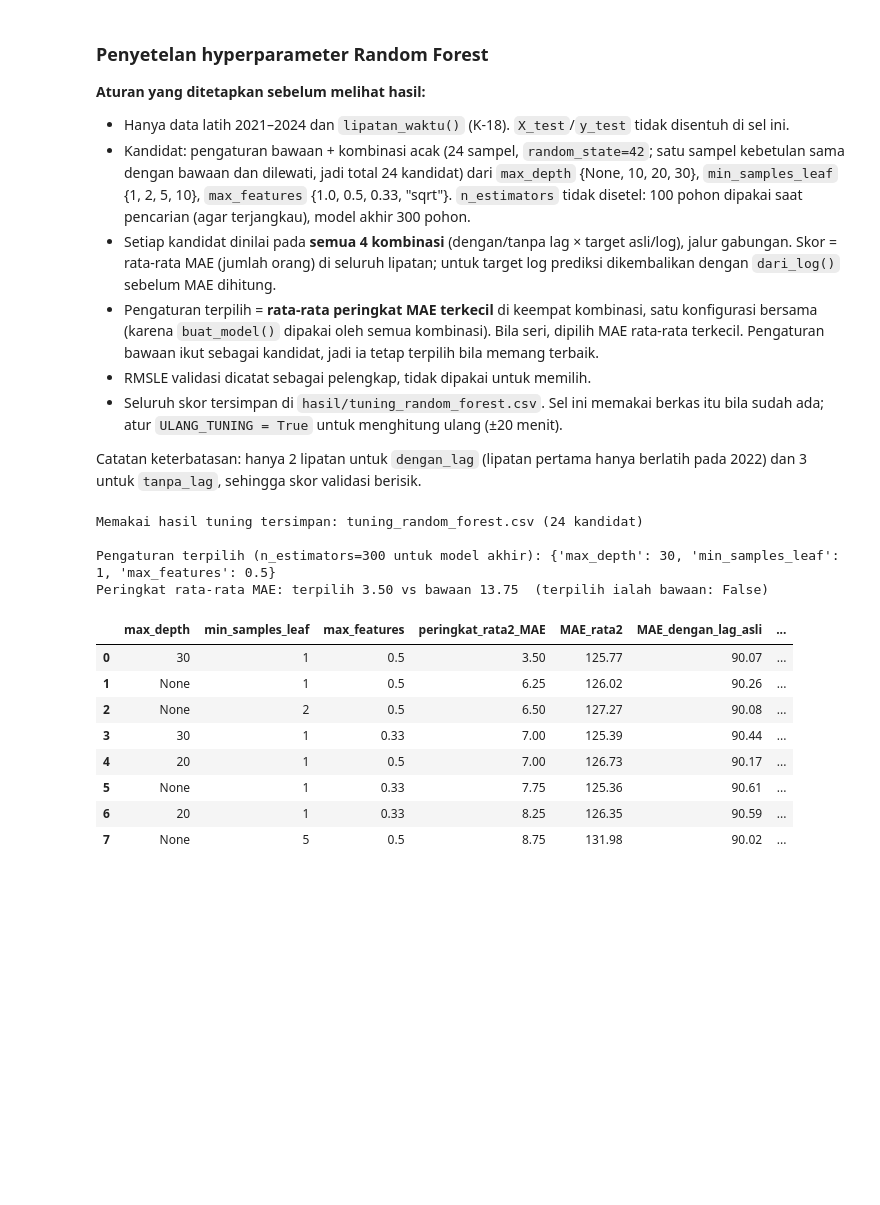
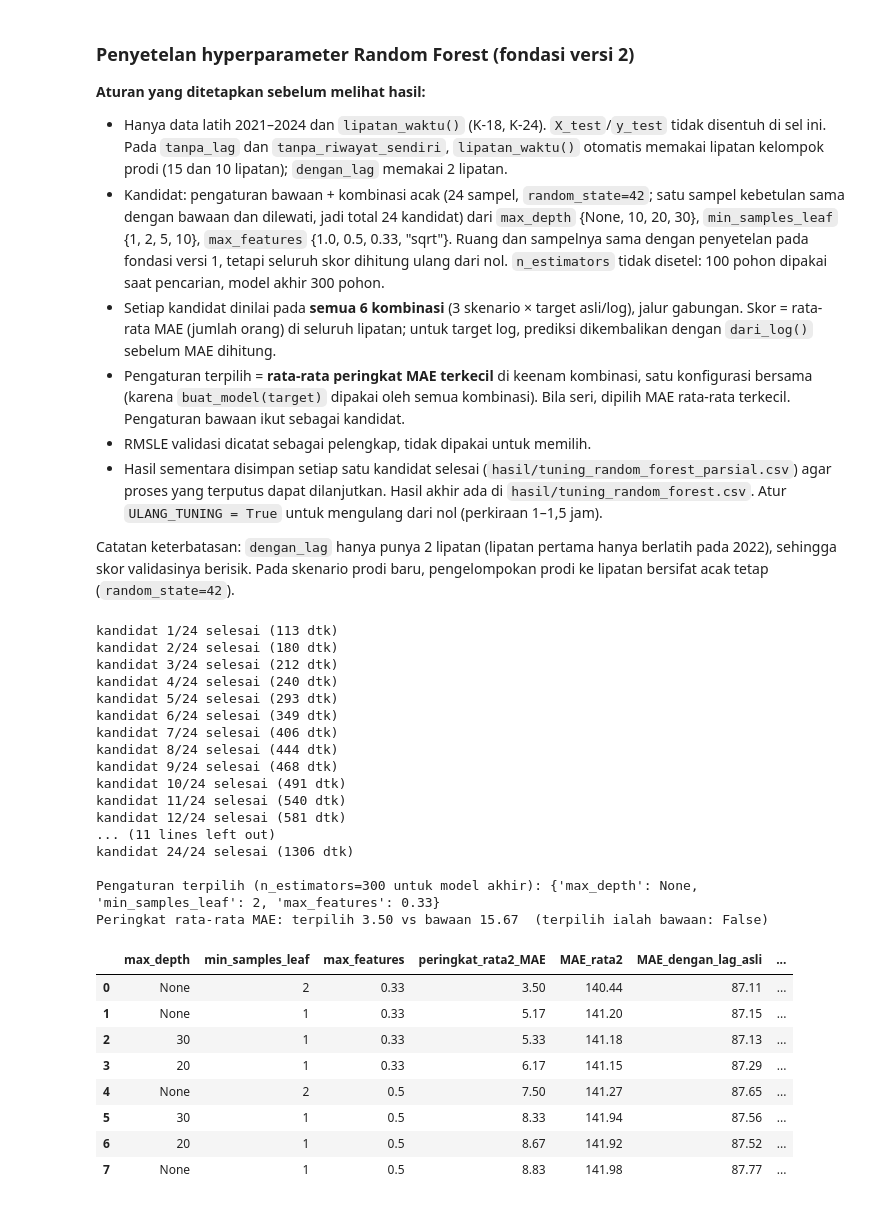
Before and after one commit to samythh/estimasi-peminat-snpmb, a Jupyter notebook: notebooks/02_random_forest.ipynb, the cells around one changed output. Drawn from its saved outputs; the diff is of its cells as text; code cells hidden in the pictures; blank space fills up the shorter version.

````diff
--- a/notebooks/02_random_forest.ipynb
+++ b/notebooks/02_random_forest.ipynb
@@ -93,27 +100,27 @@ cari.fit(X_train, y_train)
 print(cari.best_params_)   # lalu pakai angka ini di buat_model()
 ```
 # %% [markdown]
-### Penyetelan hyperparameter Random Forest
+### Penyetelan hyperparameter Random Forest (fondasi versi 2)
 
 **Aturan yang ditetapkan sebelum melihat hasil:**
 
-- Hanya data latih 2021–2024 dan `lipatan_waktu()` (K-18). `X_test`/`y_test` tidak disentuh di sel ini.
-- Kandidat: pengaturan bawaan + kombinasi acak (24 sampel, `random_state=42`; satu sampel kebetulan sama dengan bawaan dan dilewati, jadi total 24 kandidat) dari `max_depth` {None, 10, 20, 30}, `min_samples_leaf` {1, 2, 5, 10}, `max_features` {1.0, 0.5, 0.33, "sqrt"}. `n_estimators` tidak disetel: 100 pohon dipakai saat pencarian (agar terjangkau), model akhir 300 pohon.
-- Setiap kandidat dinilai pada **semua 4 kombinasi** (dengan/tanpa lag × target asli/log), jalur gabungan. Skor = rata-rata MAE (jumlah orang) di seluruh lipatan; untuk target log prediksi dikembalikan dengan `dari_log()` sebelum MAE dihitung.
-- Pengaturan terpilih = **rata-rata peringkat MAE terkecil** di keempat kombinasi, satu konfigurasi bersama (karena `buat_model()` dipakai oleh semua kombinasi). Bila seri, dipilih MAE rata-rata terkecil. Pengaturan bawaan ikut sebagai kandidat, jadi ia tetap terpilih bila memang terbaik.
+- Hanya data latih 2021–2024 dan `lipatan_waktu()` (K-18, K-24). `X_test`/`y_test` tidak disentuh di sel ini. Pada `tanpa_lag` dan `tanpa_riwayat_sendiri`, `lipatan_waktu()` otomatis memakai lipatan kelompok prodi (15 dan 10 lipatan); `dengan_lag` memakai 2 lipatan.
+- Kandidat: pengaturan bawaan + kombinasi acak (24 sampel, `random_state=42`; satu sampel kebetulan sama dengan bawaan dan dilewati, jadi total 24 kandidat) dari `max_depth` {None, 10, 20, 30}, `min_samples_leaf` {1, 2, 5, 10}, `max_features` {1.0, 0.5, 0.33, "sqrt"}. Ruang dan sampelnya sama dengan penyetelan pada fondasi versi 1, tetapi seluruh skor dihitung ulang dari nol. `n_estimators` tidak disetel: 100 pohon dipakai saat pencarian, model akhir 300 pohon.
+- Setiap kandidat dinilai pada **semua 6 kombinasi** (3 skenario × target asli/log), jalur gabungan. Skor = rata-rata MAE (jumlah orang) di seluruh lipatan; untuk target log, prediksi dikembalikan dengan `dari_log()` sebelum MAE dihitung.
+- Pengaturan terpilih = **rata-rata peringkat MAE terkecil** di keenam kombinasi, satu konfigurasi bersama (karena `buat_model(target)` dipakai oleh semua kombinasi). Bila seri, dipilih MAE rata-rata terkecil. Pengaturan bawaan ikut sebagai kandidat.
 - RMSLE validasi dicatat sebagai pelengkap, tidak dipakai untuk memilih.
-- Seluruh skor tersimpan di `hasil/tuning_random_forest.csv`. Sel ini memakai berkas itu bila sudah ada; atur `ULANG_TUNING = True` untuk menghitung ulang (±20 menit).
+- Hasil sementara disimpan setiap satu kandidat selesai (`hasil/tuning_random_forest_parsial.csv`) agar proses yang terputus dapat dilanjutkan. Hasil akhir ada di `hasil/tuning_random_forest.csv`. Atur `ULANG_TUNING = True` untuk mengulang dari nol (perkiraan 1–1,5 jam).
 
-Catatan keterbatasan: hanya 2 lipatan untuk `dengan_lag` (lipatan pertama hanya berlatih pada 2022) dan 3 untuk `tanpa_lag`, sehingga skor validasi berisik.
+Catatan keterbatasan: `dengan_lag` hanya punya 2 lipatan (lipatan pertama hanya berlatih pada 2022), sehingga skor validasinya berisik. Pada skenario prodi baru, pengelompokan prodi ke lipatan bersifat acak tetap (`random_state=42`).
 # %%
-# Penyetelan hyperparameter (K-18). Hanya data latih + lipatan_waktu(); data uji TIDAK dipakai.
-import json
+# Penyetelan hyperparameter (K-18, K-24). Hanya data latih + lipatan_waktu(); data uji TIDAK dipakai.
 import time
 import numpy as np
 from sklearn.model_selection import ParameterSampler
 
 BERKAS_TUNING = AKAR / "hasil" / "tuning_random_forest.csv"
-ULANG_TUNING = False        # True = hitung ulang (lama); False = pakai hasil tersimpan bila ada
+BERKAS_PARSIAL = AKAR / "hasil" / "tuning_random_forest_parsial.csv"
+ULANG_TUNING = False        # True = hitung ulang dari nol (lama); False = pakai hasil tersimpan
 N_POHON_PENCARIAN = 100     # model akhir memakai 300
 N_ITER = 24
 RUANG = {"max_depth": [None, 10, 20, 30],
@@ -128,7 +135,7 @@ def skor_validasi(params, skenario, target):
     """Rata-rata MAE dan RMSLE di seluruh lipatan waktu (satuan: orang)."""
     X_tr, _, y_tr, _ = DATA[(skenario, None)]      # X_uji/y_uji sengaja diabaikan
     mae, rmsle = [], []
-    for idx_latih, idx_val in lipatan_waktu(X_tr):
+    for idx_latih, idx_val in lipatan_waktu(X_tr):  # berkelompok otomatis pada skenario prodi baru
         m = RandomForestRegressor(n_estimators=N_POHON_PENCARIAN,
                                   random_state=RANDOM_STATE, n_jobs=-1, **params)
         y_val = y_tr.iloc[idx_val].to_numpy()
@@ -152,53 +159,81 @@ def _ke_nilai(kunci, teks):
     return int(teks) if kunci in ("max_depth", "min_samples_leaf") else float(teks)
 
 
+def _baca(berkas):
+    return pd.read_csv(berkas, dtype={k: str for k in KUNCI}, keep_default_na=False)
+
+
 if BERKAS_TUNING.exists() and not ULANG_TUNING:
-    tabel = pd.read_csv(BERKAS_TUNING, dtype={k: str for k in KUNCI}, keep_default_na=False)
+    tabel = _baca(BERKAS_TUNING)
+    assert (tabel["versi_fondasi"] == VERSI_FONDASI).all(), (
+        "Hasil tuning tersimpan berasal dari versi fondasi lain; atur ULANG_TUNING = True")
     print(f"Memakai hasil tuning tersimpan: {BERKAS_TUNING.name} ({len(tabel)} kandidat)")
 else:
     kandidat = [dict(BAWAAN)]
     for c in ParameterSampler(RUANG, n_iter=N_ITER, random_state=RANDOM_STATE):
         if c not in kandidat:
             kandidat.append(c)
-    baris, mulai = [], time.time()
+    if ULANG_TUNING and BERKAS_PARSIAL.exists():
+        BERKAS_PARSIAL.unlink()
+    baris = _baca(BERKAS_PARSIAL).to_dict("records") if BERKAS_PARSIAL.exists() else []
+    sudah = {int(r["kandidat"]) for r in baris}
+    mulai = time.time()
     for i, c in enumerate(kandidat):
+        if i in sudah:
+            continue
         r = {"kandidat": i, **{k: str(c[k]) for k in KUNCI}, "bawaan": int(c == BAWAAN)}
         for sk, tg in KOMBINASI:
             r[f"MAE_{sk}_{tg}"], r[f"RMSLE_{sk}_{tg}"] = skor_validasi(c, sk, tg)
         baris.append(r)
+        BERKAS_PARSIAL.parent.mkdir(parents=True, exist_ok=True)
+        pd.DataFrame(baris).to_csv(BERKAS_PARSIAL, index=False, encoding="utf-8-sig")
         print(f"kandidat {i + 1}/{len(kandidat)} selesai ({time.time() - mulai:.0f} dtk)", flush=True)
-    tabel = pd.DataFrame(baris)
+    tabel = pd.DataFrame(baris).sort_values("kandidat").reset_index(drop=True)
+    tabel["versi_fondasi"] = VERSI_FONDASI
     kol_mae = [f"MAE_{sk}_{tg}" for sk, tg in KOMBINASI]
     tabel["peringkat_rata2_MAE"] = tabel[kol_mae].rank(method="min").mean(axis=1)
     tabel["MAE_rata2"] = tabel[kol_mae].mean(axis=1)
     tabel["terpilih"] = 0
     tabel.loc[tabel.sort_values(["peringkat_rata2_MAE", "MAE_rata2"]).index[0], "terpilih"] = 1
-    BERKAS_TUNING.parent.mkdir(parents=True, exist_ok=True)
     tabel.to_csv(BERKAS_TUNING, index=False, encoding="utf-8-sig")
+    BERKAS_PARSIAL.unlink(missing_ok=True)
 
 baris_terpilih = tabel[tabel["terpilih"] == 1].iloc[0]
 PARAMETER_RF = {k: _ke_nilai(k, str(baris_terpilih[k])) for k in KUNCI}
 baris_bawaan = tabel[tabel["bawaan"] == 1].iloc[0]
 print("\nPengaturan terpilih (n_estimators=300 untuk model akhir):", PARAMETER_RF)
 print(f"Peringkat rata-rata MAE: terpilih {baris_terpilih['peringkat_rata2_MAE']:.2f} "
       f"vs bawaan {baris_bawaan['peringkat_rata2_MAE']:.2f}"
       f"  (terpilih ialah bawaan: {bool(baris_terpilih['bawaan'])})")
 kol_tampil = KUNCI + ["peringkat_rata2_MAE", "MAE_rata2"] + [f"MAE_{sk}_{tg}" for sk, tg in KOMBINASI]
 display(tabel.sort_values(["peringkat_rata2_MAE", "MAE_rata2"])[kol_tampil].head(8).round(2).reset_index(drop=True))
 # %% [output]
-Memakai hasil tuning tersimpan: tuning_random_forest.csv (24 kandidat)
+kandidat 1/24 selesai (113 dtk)
+kandidat 2/24 selesai (180 dtk)
+kandidat 3/24 selesai (212 dtk)
+kandidat 4/24 selesai (240 dtk)
+kandidat 5/24 selesai (293 dtk)
+kandidat 6/24 selesai (349 dtk)
+kandidat 7/24 selesai (406 dtk)
+kandidat 8/24 selesai (444 dtk)
+kandidat 9/24 selesai (468 dtk)
+kandidat 10/24 selesai (491 dtk)
+kandidat 11/24 selesai (540 dtk)
+kandidat 12/24 selesai (581 dtk)
+... (11 lines left out)
+kandidat 24/24 selesai (1306 dtk)
 
-Pengaturan terpilih (n_estimators=300 untuk model akhir): {'max_depth': 30, 'min_samples_leaf': 1, 'max_features': 0.5}
-Peringkat rata-rata MAE: terpilih 3.50 vs bawaan 13.75  (terpilih ialah bawaan: False)
+Pengaturan terpilih (n_estimators=300 untuk model akhir): {'max_depth': None, 'min_samples_leaf': 2, 'max_features': 0.33}
+Peringkat rata-rata MAE: terpilih 3.50 vs bawaan 15.67  (terpilih ialah bawaan: False)
 |  | max_depth | min_samples_leaf | max_features | peringkat_rata2_MAE | MAE_rata2 | MAE_dengan_lag_asli | ... |
-| 0 | 30 | 1 | 0.5 | 3.50 | 125.77 | 90.07 | ... |
-| 1 | None | 1 | 0.5 | 6.25 | 126.02 | 90.26 | ... |
-| 2 | None | 2 | 0.5 | 6.50 | 127.27 | 90.08 | ... |
-| 3 | 30 | 1 | 0.33 | 7.00 | 125.39 | 90.44 | ... |
-| 4 | 20 | 1 | 0.5 | 7.00 | 126.73 | 90.17 | ... |
-| 5 | None | 1 | 0.33 | 7.75 | 125.36 | 90.61 | ... |
-| 6 | 20 | 1 | 0.33 | 8.25 | 126.35 | 90.59 | ... |
-| 7 | None | 5 | 0.5 | 8.75 | 131.98 | 90.02 | ... |
+| 0 | None | 2 | 0.33 | 3.50 | 140.44 | 87.11 | ... |
+| 1 | None | 1 | 0.33 | 5.17 | 141.20 | 87.15 | ... |
+| 2 | 30 | 1 | 0.33 | 5.33 | 141.18 | 87.13 | ... |
+| 3 | 20 | 1 | 0.33 | 6.17 | 141.15 | 87.29 | ... |
+| 4 | None | 2 | 0.5 | 7.50 | 141.27 | 87.65 | ... |
+| 5 | 30 | 1 | 0.5 | 8.33 | 141.94 | 87.56 | ... |
+| 6 | 20 | 1 | 0.5 | 8.67 | 141.92 | 87.52 | ... |
+| 7 | None | 1 | 0.5 | 8.83 | 141.98 | 87.77 | ... |
 # %%
 # === JANGAN DIUBAH ===
 SIMPAN = NAMA_MODEL != "isi_nama_model"
````
Also changed, not shown: parts of 12 cells of this notebook, 9 other files.
